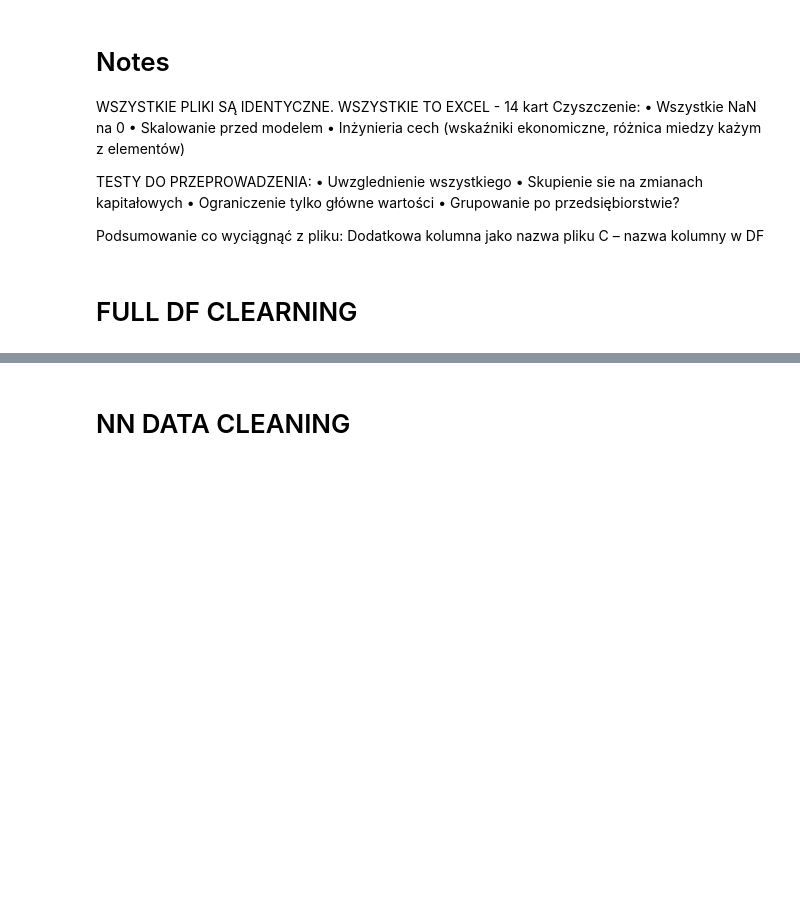
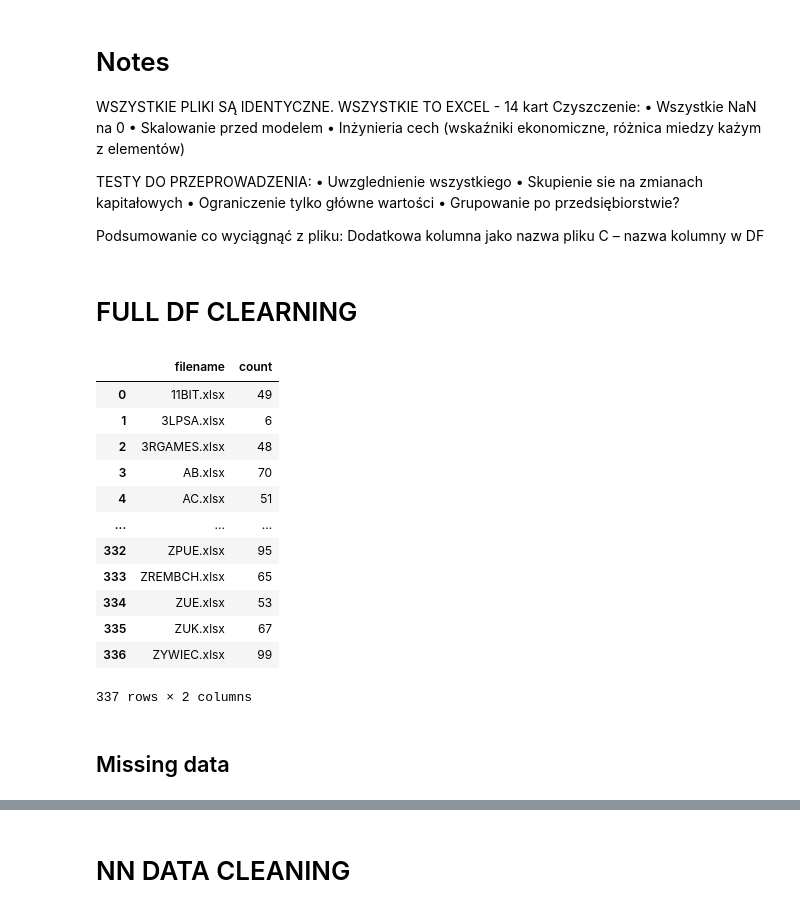
Before and after one commit to k-sobczyk/ensemble-nn-stock-forecast, a Jupyter notebook: data_cleaning_and_exploration.ipynb, the cells around one changed output, grey strips where cells are left out. Saved outputs shown, nothing was run; the diff lists cells and outputs as text; code cells hidden in the pictures; blank space fills up the shorter version.

```diff
--- a/data_cleaning_and_exploration.ipynb
+++ b/data_cleaning_and_exploration.ipynb
@@ -22,3 +33,7 @@ names_data = pd.read_csv('dataframes/names_gpw.csv')
+# %%
+def count_rows_by_filename(df):
+    counts = df.groupby('filename').size().reset_index(name='count')
+    return counts
 # %% [markdown]
 # FULL DF CLEARNING
 # %%
@@ -25,0 +47,16 @@ full_data = pd.read_csv("dataframes/dataframe_gpw.csv")
+# %%
+count_rows_by_filename(full_merged_df)
+# %% [output]
+|  | filename | count |
+| 0 | 11BIT.xlsx | 49 |
+| 1 | 3LPSA.xlsx | 6 |
+| 2 | 3RGAMES.xlsx | 48 |
+| 3 | AB.xlsx | 70 |
+| 4 | AC.xlsx | 51 |
+| ... | ... | ... |
+| 332 | ZPUE.xlsx | 95 |
+| 333 | ZREMBCH.xlsx | 65 |
+| 334 | ZUE.xlsx | 53 |
+| 335 | ZUK.xlsx | 67 |
+| 336 | ZYWIEC.xlsx | 99 |
+337 rows × 2 columns
@@ -25,0 +75,2 @@ full_data = pd.read_csv("dataframes/dataframe_gpw.csv")
+# %% [markdown]
+## Missing data
```
Also changed, not shown: parts of 18 cells of this notebook, 1 other file.
